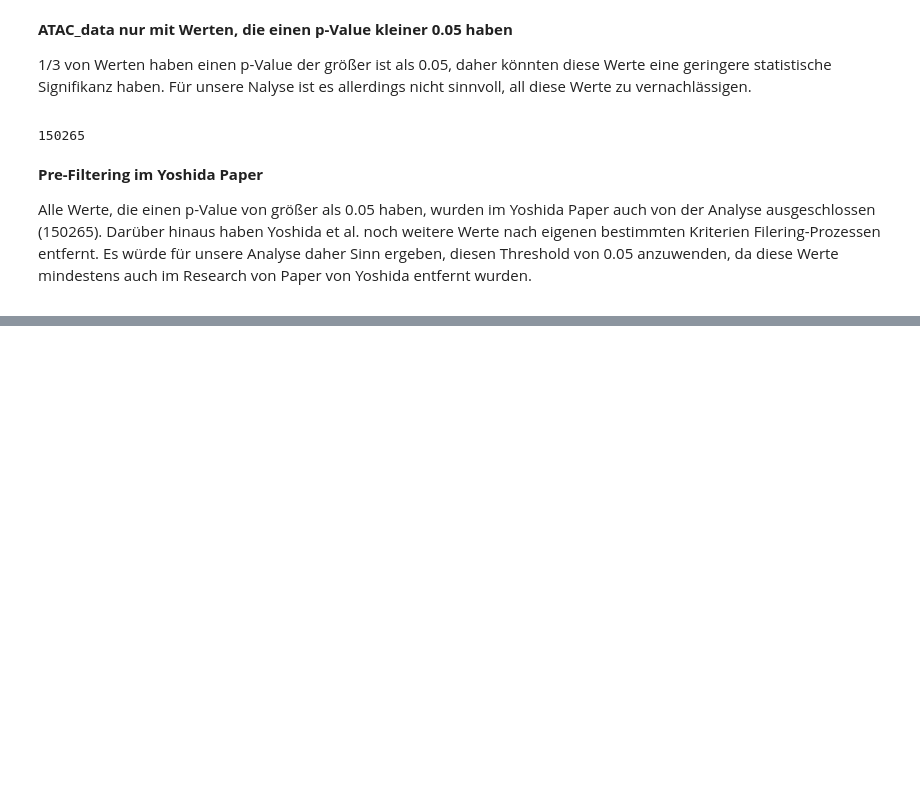
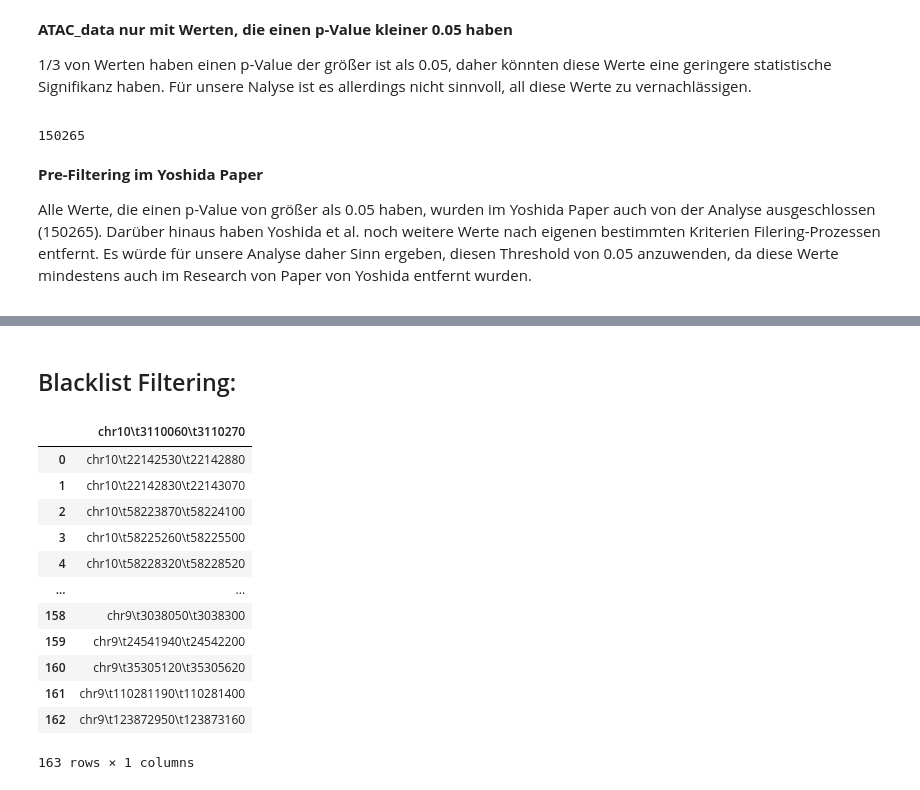
Before and after one commit to datascience-mobi-2026/topic04_team03, a Jupyter notebook: Jupyter_Lotta.ipynb, the cells around one changed output, grey strips where cells are left out. Drawn from its saved outputs; the diff is of its cells as text; code cells hidden in the pictures; blank space fills up the shorter version.

```diff
--- a/Jupyter_Lotta.ipynb
+++ b/Jupyter_Lotta.ipynb
@@ -118,0 +125,23 @@ Alle Werte, die einen p-Value von größer als 0.05 haben, wurden im Yoshida Pap
+# %% [markdown]
+<h2> Blacklist Filtering:
+# %%
+from pathlib import Path
+ATAC_path_blacklist = Path('data') / 'mm10.blacklist(2).bed'
+ATAC_data_blacklist = pd.read_csv(ATAC_path_blacklist)
+
+ATAC_data_blacklist
+#df2.__len__()
+# %% [output]
+|  | chr10\t3110060\t3110270 |
+| 0 | chr10\t22142530\t22142880 |
+| 1 | chr10\t22142830\t22143070 |
+| 2 | chr10\t58223870\t58224100 |
+| 3 | chr10\t58225260\t58225500 |
+| 4 | chr10\t58228320\t58228520 |
+| ... | ... |
+| 158 | chr9\t3038050\t3038300 |
+| 159 | chr9\t24541940\t24542200 |
+| 160 | chr9\t35305120\t35305620 |
+| 161 | chr9\t110281190\t110281400 |
+| 162 | chr9\t123872950\t123873160 |
+163 rows × 1 columns
```
Also changed, not shown: parts of 5 cells of this notebook.
